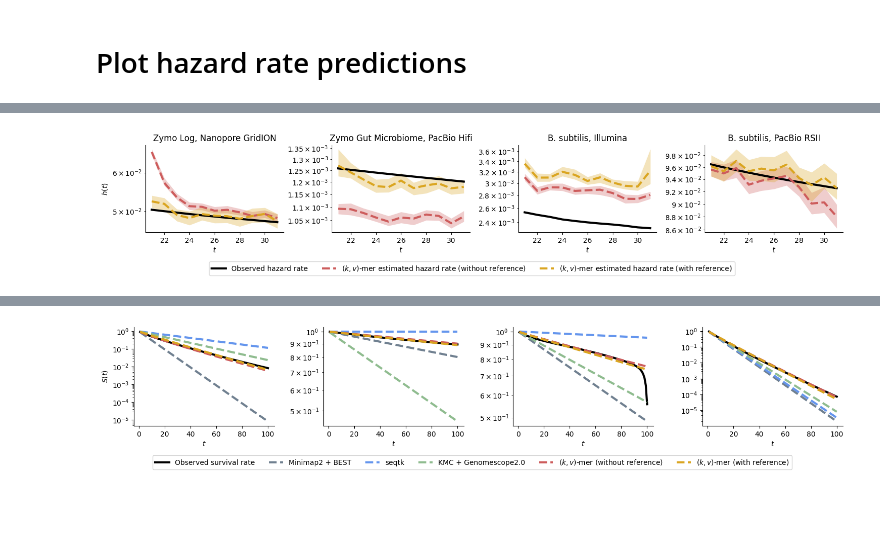
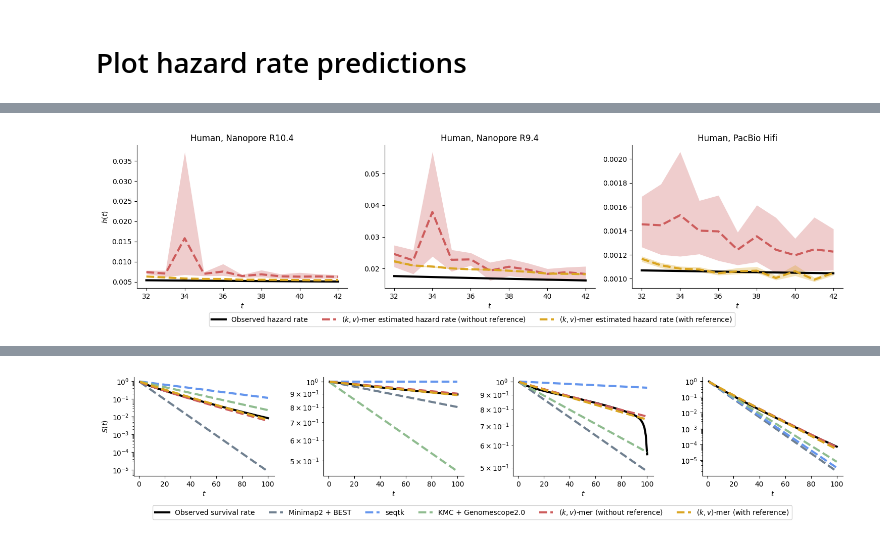
Before and after one commit to GZHoffie/skiver-test, a Jupyter notebook: experiments/counting_error_free_kmers/plot_results.ipynb, the cells around one changed output, grey strips where cells are left out. Drawn from its saved outputs; the diff is of its cells as text; code cells hidden in the pictures; blank space fills up the shorter version.

```diff
--- a/experiments/counting_error_free_kmers/plot_results.ipynb
+++ b/experiments/counting_error_free_kmers/plot_results.ipynb
@@ -118,4 +0,0 @@ Fitted parameters for heterogeneous_nanopore: alpha = 1.673611, beta = 35.564815
-# %%
-for key, params in fit_params.items():
-    alpha, beta = params
-    print(f"Fitted parameters for {key}: mean = {alpha / (alpha + beta)}, variance = {alpha * beta / ((alpha + beta)**2 * (alpha + beta + 1))}")
@@ -390,4 +0,0 @@ Fitted parameters for SRR7415629: alpha = 13.769049, beta = 74.455373
-# %%
-for key, params in fit_params.items():
-    alpha, beta = params
-    print(f"Fitted parameters for {key}: mean = {alpha / (alpha + beta)}, variance = {alpha * beta / ((alpha + beta)**2 * (alpha + beta + 1))}")
@@ -476,9 +89,9 @@ kmer_hit_rate_csv = [
     "../../output/zymo/SRR13128014.matched_kmers.csv",
     "../../output/zymo/ERR2935851_ref.matched_kmers.csv",
     "../../output/zymo/SRR7498042_ref.matched_kmers.csv",
-    "../../output/human/HG002.bam.tmp.0000.matched_kmers.csv",
-    "../../output/human/HG002_R941.bam.tmp.0000.matched_kmers.csv",
-    "../../output/human/HG002_hifi.bam.tmp.0000.matched_kmers.csv"
+    "../../output/human/HG002.matched_kmers.csv",
+    "../../output/human/HG002_R941.matched_kmers.csv",
+    "../../output/human/HG002_hifi.matched_kmers.csv"
 ]
 
 labels = [
@@ -626,9 +239,9 @@ kmer_hit_rate_csv = [
     "../../output/zymo/SRR13128014.matched_kmers.csv",
     "../../output/zymo/ERR2935851_ref.matched_kmers.csv",
     "../../output/zymo/SRR7498042_ref.matched_kmers.csv",
-    "../../output/human/HG002.bam.tmp.0000.matched_kmers.csv",
-    "../../output/human/HG002_R941.bam.tmp.0000.matched_kmers.csv",
-    "../../output/human/HG002_hifi.bam.tmp.0000.matched_kmers.csv"
+    "../../output/human/HG002.matched_kmers.csv",
+    "../../output/human/HG002_R941.matched_kmers.csv",
+    "../../output/human/HG002_hifi.matched_kmers.csv"
 ]
 
 labels = [
@@ -1002,53 +531,34 @@ import seaborn as sns
 # Define the function to fit
 
 kmer_hit_rate_csv = [
-    "../../output/zymo/ERR3152366.matched_kmers.csv",
-    "../../output/zymo/SRR13128014.matched_kmers.csv",
-    "../../output/zymo/ERR2935851_ref.matched_kmers.csv",
-    "../../output/zymo/SRR7498042_ref.matched_kmers.csv"
+    "../../output/human/HG002.matched_kmers.csv",
+    "../../output/human/HG002_R941.matched_kmers.csv",
+    "../../output/human/HG002_hifi.matched_kmers.csv",
 ]
 
 
 t_range = [
-    range(21, 32),
-    range(21, 32),
-    range(21, 32),
-    range(21, 32)
+    range(32, 43),
+    range(32, 43),
+    range(32, 43),
 ]
 
 labels = [
-    "Zymo Log, Nanopore GridION",
-    "Zymo Gut Microbiome, PacBio Hifi",
-    "B. subtilis, Illumina",
-    "B. subtilis, PacBio RSII"
+    "Human, Nanopore R10.4",
+    "Human, Nanopore R9.4",
+    "Human, PacBio Hifi",
 ]
 
 kvmer_hazard_rate_csv = [
-    "../../output/zymo/ERR3152366_bi_kvmer_hazard_ratio.csv",
-    "../../output/zymo/SRR13128014_bi_kvmer_hazard_ratio.csv",
-    "../../output/zymo/ERR2935851_bi_kvmer_hazard_ratio.csv",
-    "../../output/zymo/SRR7498042_bi_kvmer_hazard_ratio.csv"
-]
-
-kvmer_report_csv = [
-    "../../output/zymo/ERR3152366_bi_kvmer.csv",
-    "../../output/zymo/SRR13128014_bi_kvmer.csv",
-    "../../output/zymo/ERR2935851_bi_kvmer.csv",
-    "../../output/zymo/SRR7498042_bi_kvmer.csv"
+    "../../output/human/HG002_bi_kvmer_hazard_ratio.csv",
+    "../../output/human/HG002_R941_bi_kvmer_hazard_ratio.csv",
+    "../../output/human/HG002_hifi_bi_kvmer_hazard_ratio.csv",
 ]
 
 kvmer_ref_hazard_rate_csv = [
-    "../../output/zymo/ERR3152366_bi_kvmer_ref_hazard_ratio.csv",
-    "../../output/zymo/SRR13128014_bi_kvmer_ref_hazard_ratio.csv",
-    "../../output/zymo/ERR2935851_bi_kvmer_ref_hazard_ratio.csv",
-    "../../output/zymo/SRR7498042_bi_kvmer_ref_hazard_ratio.csv"
-]
-
-kvmer_ref_report_csv = [
-    "../../output/zymo/ERR3152366_bi_kvmer_ref.csv",
-    "../../output/zymo/SRR13128014_bi_kvmer_ref.csv",
-    "../../output/zymo/ERR2935851_bi_kvmer_ref.csv",
-    "../../output/zymo/SRR7498042_bi_kvmer_ref.csv"
+    "../../output/human/HG002_bi_kvmer_ref_hazard_ratio.csv",
+    "../../output/human/HG002_R941_bi_kvmer_ref_hazard_ratio.csv",
+    "../../output/human/HG002_hifi_bi_kvmer_ref_hazard_ratio.csv",
 ]
 
 
@@ -1113,7 +623,7 @@ def kmer_error_to_error_rate(e):
 # Plot in 3 separate figures, the hazard ratio and the predicted k-mer hit rate.
 # The hazard ratio is calculated by matched_kmers(k) / matched_kmers(k-1)
 font_size = 8  # Set a common font size for labels and titles
-fig, axes = plt.subplots(1, 4, figsize=(15, 3))
+fig, axes = plt.subplots(1, 3, figsize=(15, 4))
 axes = axes.flatten()
 
 for i in range(len(kmer_hit_rate_csv)):
@@ -1128,12 +638,6 @@ for i in range(len(kmer_hit_rate_csv)):
 
     hazard_ratio_plot = hazard_ratios[plot_range.start - 1:plot_range.stop - 1]
 
-
-    kvmer_fit_df = pd.read_csv(kvmer_report_csv[i])
-    lambd = kvmer_fit_df['lambda'].item()
-    beta = kvmer_fit_df['beta'].item()
-    fitted_hazard_rates = [1 - np.exp(-lambd * ((t+1) ** beta - t ** beta)) for t in plot_range]
-
     # Calculate the survival rate for mapping
     estimated_hr = hazard_rate_estimates[i]['hazard_rate']
     estimated_hr_upper = hazard_rate_estimates[i]['percentile_95th']
@@ -1144,8 +648,6 @@ for i in range(len(kmer_hit_rate_csv)):
 
     axes[i].plot(plot_range, hazard_ratio_plot, linewidth=3,  label='Observed hazard rate', color='black')
     axes[i].plot(plot_range, estimated_hr, linewidth=3,  linestyle='--', label='$(k,v)$-mer estimated hazard rate (without reference)', color='indianred')
-    #axes[i].plot(plot_range, fitted_hazard_rates, linewidth=2, linestyle=':', label='$(k,v)$-mer fitted hazard rate curve', color='C3')
-
     axes[i].fill_between(plot_range, estimated_hr_lower, estimated_hr_upper,  linewidth=0, color='indianred', alpha=0.3)
 
     axes[i].plot(plot_range, hazard_rate_estimates_ref[i]['hazard_rate'], linewidth=3,   linestyle='--', label='$(k,v)$-mer estimated hazard rate (with reference)', color='goldenrod')
@@ -1153,34 +655,36 @@ for i in range(len(kmer_hit_rate_csv)):
     #axes[i].plot(plot_range, [1 - mapping_results[i]] * len(plot_range), linewidth=2, linestyle='--', color='C4', label='Reported Mapping Identity')
 
     #axes[i].plot(plot_range, [q_score_to_error_rate(q_score_results[i])] * len(plot_range), linewidth=2, linestyle='--', color='C2', label='Predicted from Q Score')
     #axes[i].plot(plot_range, [kmer_error_to_error_rate(kmer_results[i])] * len(plot_range), linewidth=2, linestyle='--', color='C3', label='Predicted from K-mer Error Rate')
 
 
-    axes[i].set_yscale('log')
+    #axes[i].set_yscale('log')
     #axes[i].set_xscale('log')
 
 
 
     axes[i].tick_params(axis='both')
+    #if i == 0:
+    #    axes[i].set_ylim(0.004, 0.01)
 
     axes[i].set_title(labels[i])
     #axes[i].set_ylim(bottom=0)
 
     axes[i].set_xlabel('$t$')
     if i  == 0:
         axes[i].set_ylabel('$h(t)$')
     #axes[i].legend()
     #axes[i].legend()
 
 plt.tight_layout()
 handles, labels = axes[0].get_legend_handles_labels()
 
 # Add the legend to the bottom of the figure
 fig.legend(handles, labels, loc='lower center', ncol=5)
-fig.subplots_adjust(wspace=0.35, bottom=0.3)
+fig.subplots_adjust(bottom=0.2)
 
 
-plt.savefig("../../figures/metagenomic_hazard_rate_comparison.svg")
+plt.savefig("../../figures/human_hazard_rate_comparison.pdf")
 #plt.ylim(0, 0.05)
 # %% [output]
-[figure, old version]
+[figure, new version]
```
Also changed, not shown: parts of 27 cells of this notebook, 8 other files.
